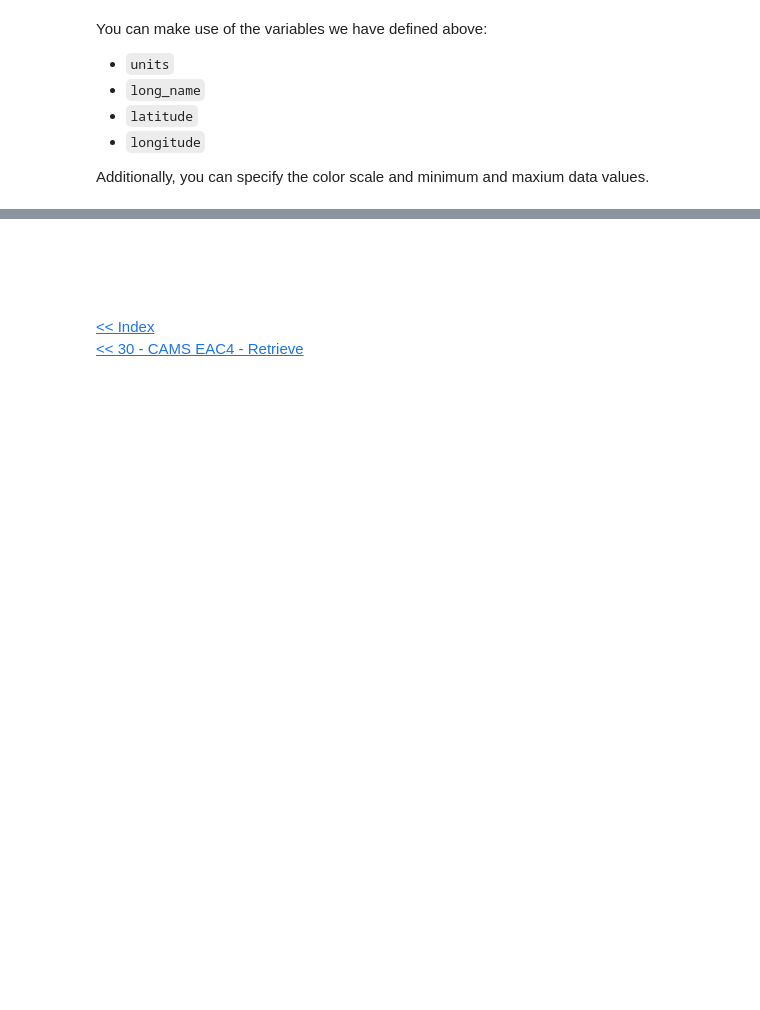
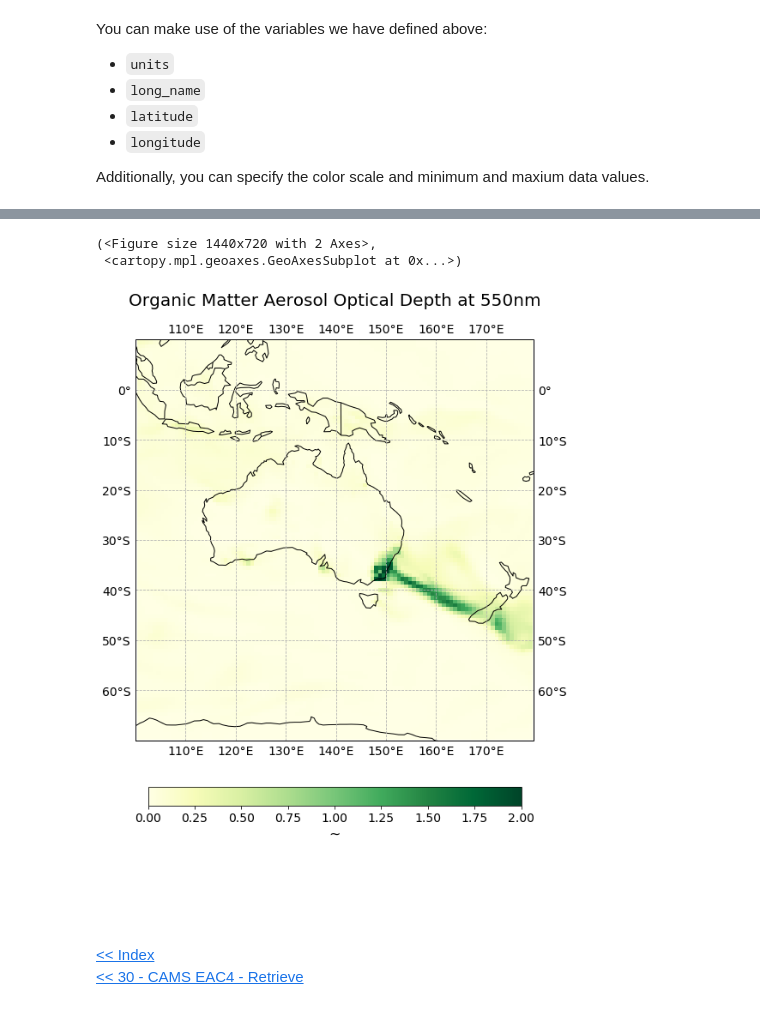
Before and after one commit to wekeo/DEFUNCT-wekeo-jupyter-lab, a Jupyter notebook: atmosphere/31_cams_eac4_load_browse.ipynb, the cells around one changed output, grey strips where cells are left out. Drawn from its saved outputs; the diff is of its cells as text; code cells hidden in the pictures; blank space fills up the shorter version.

```diff
--- a/atmosphere/31_cams_eac4_load_browse.ipynb
+++ b/atmosphere/31_cams_eac4_load_browse.ipynb
@@ -224,0 +243,5 @@ Text(0.5, 1.0, 'Organic Matter Aerosol Optical Depth at 550nm')
+# %%
+latmin = -70
+latmax = 10
+lonmin = 100
+lonmax = 179.5
@@ -224,0 +250,3 @@ Text(0.5, 1.0, 'Organic Matter Aerosol Optical Depth at 550nm')
+# %%
+om_aod_subset = generate_geographical_subset(om_aod, latmin, latmax, lonmin, lonmax)
+om_aod_subset
@@ -225,3 +275,21 @@ Text(0.5, 1.0, 'Organic Matter Aerosol Optical Depth at 550nm')
+# %%
+visualize_pcolormesh(
+    om_aod_subset[55,:,:],
+    om_aod_subset.longitude,
+    om_aod_subset.latitude,
+    ccrs.PlateCarree(),
+    'YlGn',
+    units,
+    long_name ,
+    0, 2,
+    lonmin,lonmax,latmin,latmax,
+    log=False,
+    set_global=False
+    )
+# %% [output]
+(<Figure size 1440x720 with 2 Axes>,
+ <cartopy.mpl.geoaxes.GeoAxesSubplot at 0x...>)
+[figure, added]
 # %% [markdown]
 <br>
 # %% [markdown]
```
Also changed, not shown: parts of 14 cells of this notebook, 2 other files.
